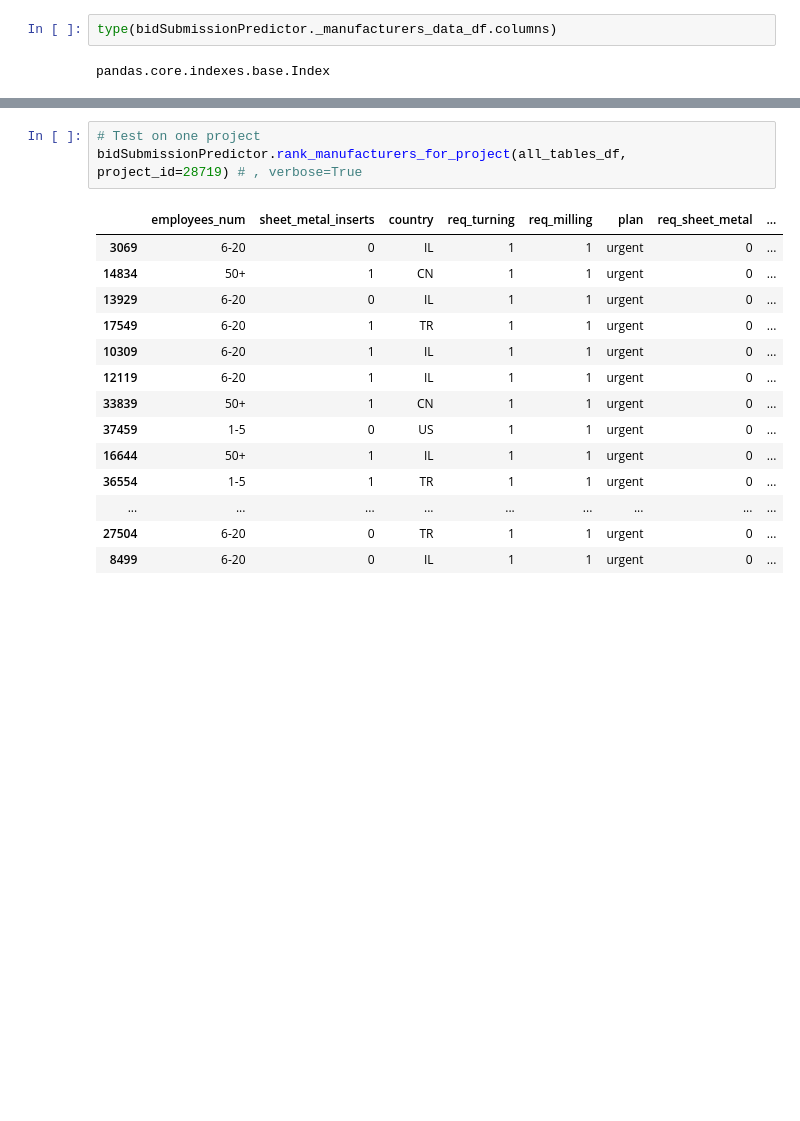
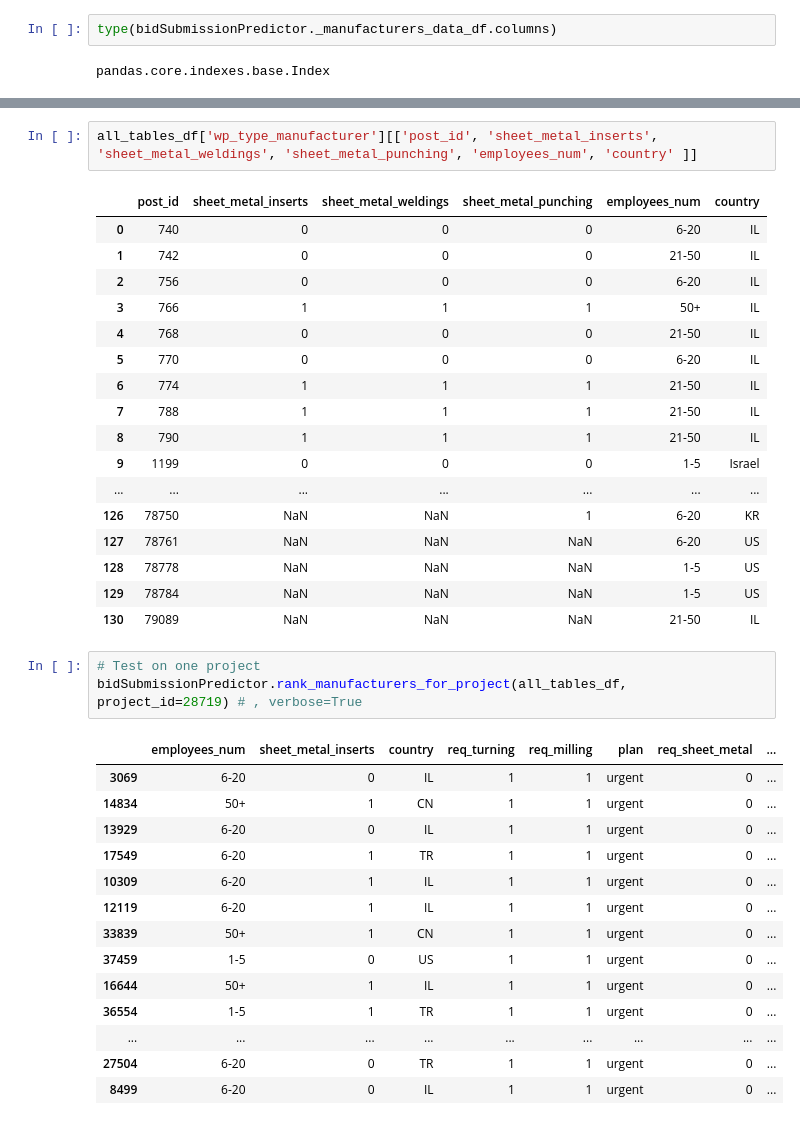
Before and after one commit to ophir-friedler/manufuture, a Jupyter notebook: manu_python/Modelling.ipynb, the cells around one changed output, grey strips where cells are left out. Cells and saved outputs as stored; diff of their text form; blank space fills up the shorter version.

```diff
--- a/manu_python/Modelling.ipynb
+++ b/manu_python/Modelling.ipynb
@@ -110,3 +130,23 @@ pandas.core.indexes.base.Index
+# %%
+all_tables_df['wp_type_manufacturer'][['post_id', 'sheet_metal_inserts', 'sheet_metal_weldings', 'sheet_metal_punching', 'employees_num', 'country' ]]
+# %% [output]
+|  | post_id | sheet_metal_inserts | sheet_metal_weldings | sheet_metal_punching | employees_num | country |
+| 0 | 740 | 0 | 0 | 0 | 6-20 | IL |
+| 1 | 742 | 0 | 0 | 0 | 21-50 | IL |
+| 2 | 756 | 0 | 0 | 0 | 6-20 | IL |
+| 3 | 766 | 1 | 1 | 1 | 50+ | IL |
+| 4 | 768 | 0 | 0 | 0 | 21-50 | IL |
+| 5 | 770 | 0 | 0 | 0 | 6-20 | IL |
+| 6 | 774 | 1 | 1 | 1 | 21-50 | IL |
+| 7 | 788 | 1 | 1 | 1 | 21-50 | IL |
+| 8 | 790 | 1 | 1 | 1 | 21-50 | IL |
+| 9 | 1199 | 0 | 0 | 0 | 1-5 | Israel |
+| ... | ... | ... | ... | ... | ... | ... |
+| 126 | 78750 | NaN | NaN | 1 | 6-20 | KR |
+| 127 | 78761 | NaN | NaN | NaN | 6-20 | US |
+| 128 | 78778 | NaN | NaN | NaN | 1-5 | US |
+| 129 | 78784 | NaN | NaN | NaN | 1-5 | US |
+| 130 | 79089 | NaN | NaN | NaN | 21-50 | IL |
 # %%
 # Test on one project
 bidSubmissionPredictor.rank_manufacturers_for_project(all_tables_df, project_id=28719) # , verbose=True
```
Also changed, not shown: parts of 1 cell of this notebook, 8 other files.
